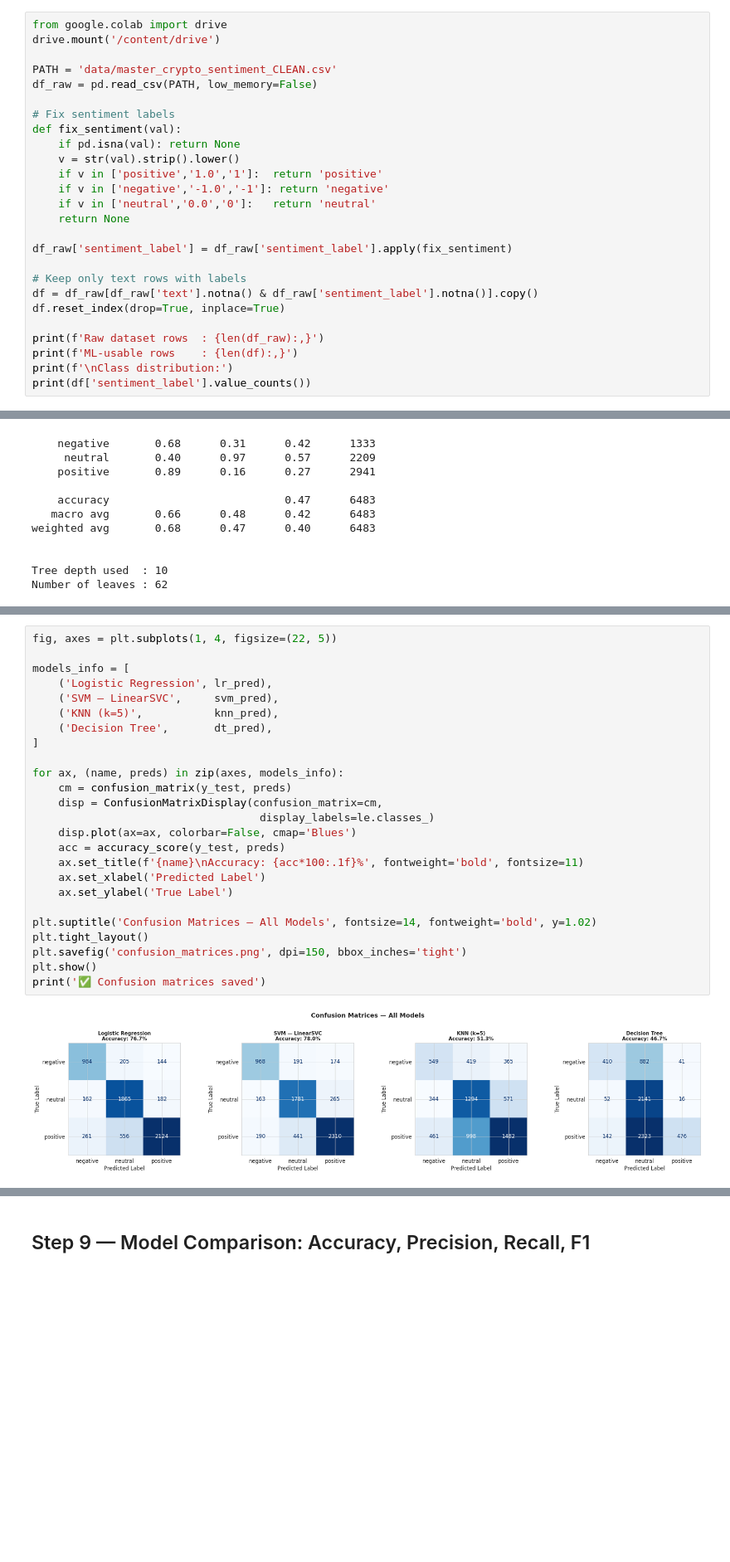
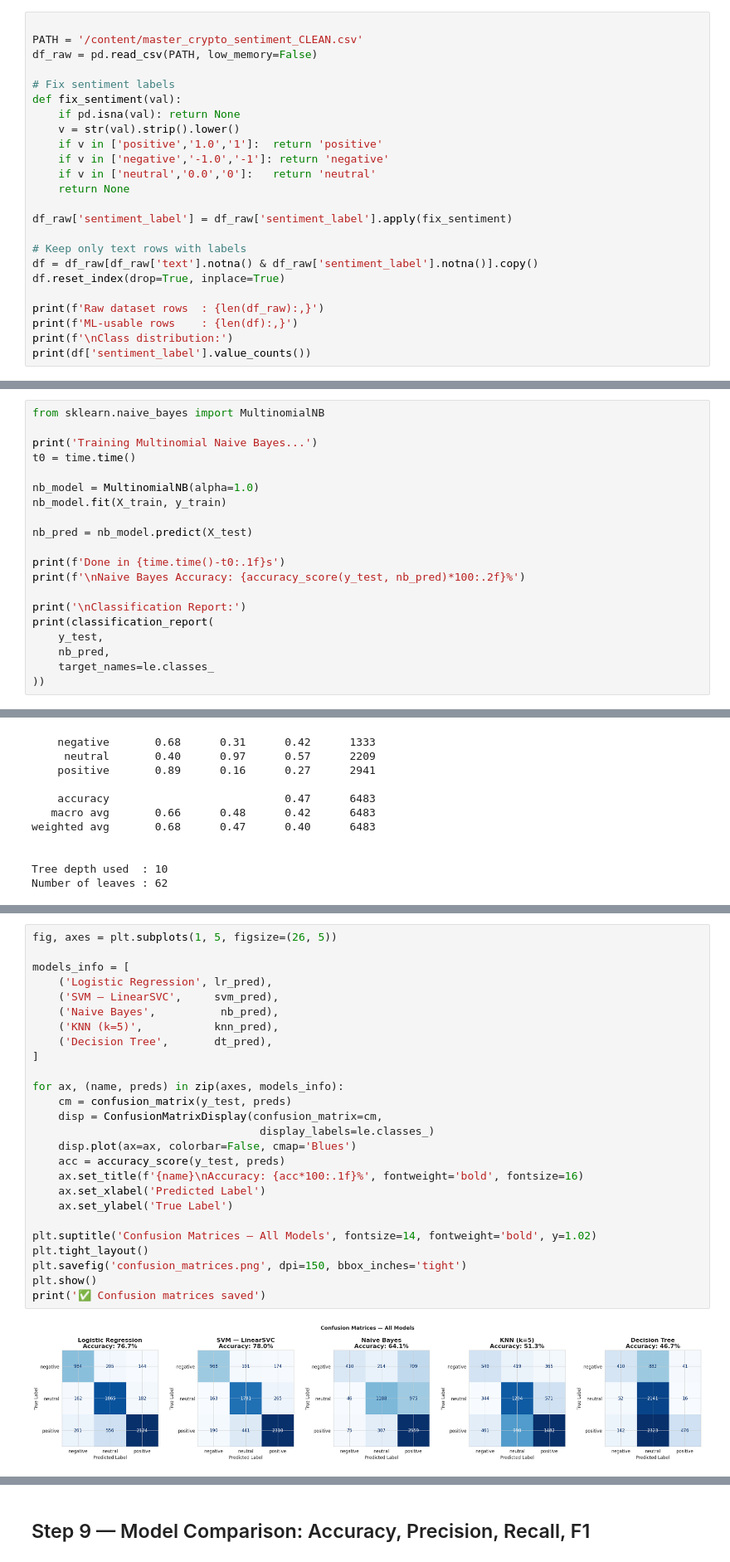
Before and after one commit to anshil75/Sentiment-Analysis-for-Cryptocurrency-Markets, a Jupyter notebook: Preprocessing_Model_Training.ipynb, the cells around one changed output, grey strips where cells are left out. Shown at 83% size. Cells and saved outputs as stored; diff of their text form; blank space fills up the shorter version.

```diff
--- a/Preprocessing_Model_Training.ipynb
+++ b/Preprocessing_Model_Training.ipynb
@@ -56,10 +57,8 @@ print('✅ All libraries imported')
 # %% [markdown]
 ## Step 2 — Load Dataset
 # %%
-from google.colab import drive
-drive.mount('/content/drive')
 
-PATH = 'data/master_crypto_sentiment_CLEAN.csv'
+PATH = '/content/master_crypto_sentiment_CLEAN.csv'
 df_raw = pd.read_csv(PATH, low_memory=False)
 
 # Fix sentiment labels
@@ -422,0 +435,20 @@ Note: LinearSVC uses one-vs-rest — 3 binary hyperplanes for 3 classes
+# %%
+from sklearn.naive_bayes import MultinomialNB
+
+print('Training Multinomial Naive Bayes...')
+t0 = time.time()
+
+nb_model = MultinomialNB(alpha=1.0)
+nb_model.fit(X_train, y_train)
+
+nb_pred = nb_model.predict(X_test)
+
+print(f'Done in {time.time()-t0:.1f}s')
+print(f'\nNaive Bayes Accuracy: {accuracy_score(y_test, nb_pred)*100:.2f}%')
+
+print('\nClassification Report:')
+print(classification_report(
+    y_test,
+    nb_pred,
+    target_names=le.classes_
+))
@@ -511,30 +559,31 @@ Number of leaves : 62
 # %%
-fig, axes = plt.subplots(1, 4, figsize=(22, 5))
+fig, axes = plt.subplots(1, 5, figsize=(26, 5))
 
 models_info = [
     ('Logistic Regression', lr_pred),
     ('SVM — LinearSVC',     svm_pred),
+    ('Naive Bayes',          nb_pred),
     ('KNN (k=5)',           knn_pred),
     ('Decision Tree',       dt_pred),
 ]
 
 for ax, (name, preds) in zip(axes, models_info):
     cm = confusion_matrix(y_test, preds)
     disp = ConfusionMatrixDisplay(confusion_matrix=cm,
                                    display_labels=le.classes_)
     disp.plot(ax=ax, colorbar=False, cmap='Blues')
     acc = accuracy_score(y_test, preds)
-    ax.set_title(f'{name}\nAccuracy: {acc*100:.1f}%', fontweight='bold', fontsize=11)
+    ax.set_title(f'{name}\nAccuracy: {acc*100:.1f}%', fontweight='bold', fontsize=16)
     ax.set_xlabel('Predicted Label')
     ax.set_ylabel('True Label')
 
 plt.suptitle('Confusion Matrices — All Models', fontsize=14, fontweight='bold', y=1.02)
 plt.tight_layout()
 plt.savefig('confusion_matrices.png', dpi=150, bbox_inches='tight')
 plt.show()
 print('✅ Confusion matrices saved')
 # %% [output]
-[figure, old version]
+[figure, new version]
 ✅ Confusion matrices saved
 # %% [markdown]
 ## Step 9 — Model Comparison: Accuracy, Precision, Recall, F1
```
Also changed, not shown: parts of 16 cells of this notebook.
